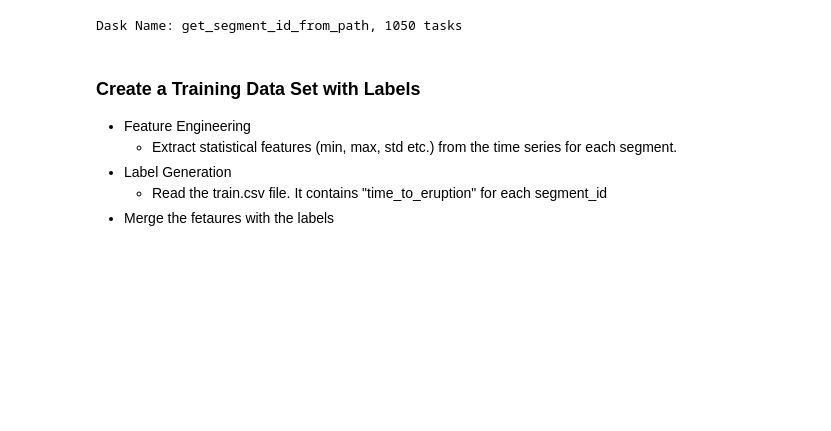
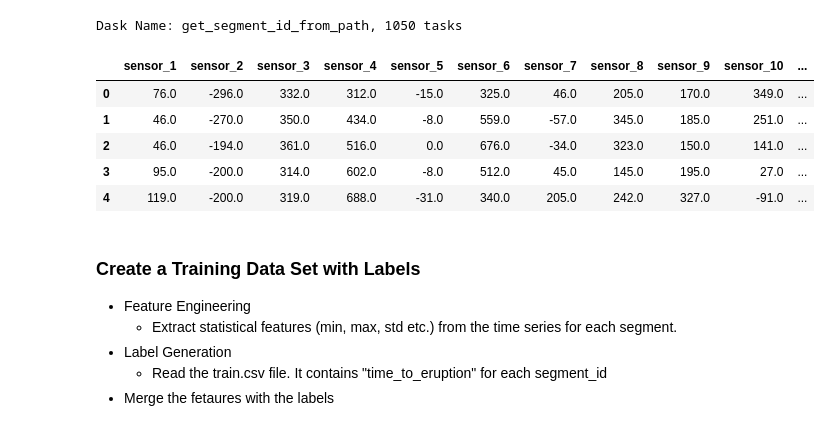
Before and after one commit to arnabbiswas1/dask_workshop, a Jupyter notebook: notebooks/3_dask_machine_learning.ipynb, the cells around one changed output. Drawn from its saved outputs; the diff is of its cells as text; code cells hidden in the pictures; blank space fills up the shorter version.

```diff
--- a/notebooks/3_dask_machine_learning.ipynb
+++ b/notebooks/3_dask_machine_learning.ipynb
@@ -107,6 +135,15 @@ Dask DataFrame Structure:
 |  | ... | ... | ... | ... | ... | ... | ... | ... | ... | ... |
 |  | ... | ... | ... | ... | ... | ... | ... | ... | ... | ... |
 Dask Name: get_segment_id_from_path, 1050 tasks
+# %%
+dd_sample.head()
+# %% [output]
+|  | sensor_1 | sensor_2 | sensor_3 | sensor_4 | sensor_5 | sensor_6 | sensor_7 | sensor_8 | sensor_9 | sensor_10 | ... |
+| 0 | 76.0 | -296.0 | 332.0 | 312.0 | -15.0 | 325.0 | 46.0 | 205.0 | 170.0 | 349.0 | ... |
+| 1 | 46.0 | -270.0 | 350.0 | 434.0 | -8.0 | 559.0 | -57.0 | 345.0 | 185.0 | 251.0 | ... |
+| 2 | 46.0 | -194.0 | 361.0 | 516.0 | 0.0 | 676.0 | -34.0 | 323.0 | 150.0 | 141.0 | ... |
+| 3 | 95.0 | -200.0 | 314.0 | 602.0 | -8.0 | 512.0 | 45.0 | 145.0 | 195.0 | 27.0 | ... |
+| 4 | 119.0 | -200.0 | 319.0 | 688.0 | -31.0 | 340.0 | 205.0 | 242.0 | 327.0 | -91.0 | ... |
 # %% [markdown]
 ### Create a Training Data Set with Labels
 
```
Also changed, not shown: parts of 13 cells of this notebook, 3 other files.
